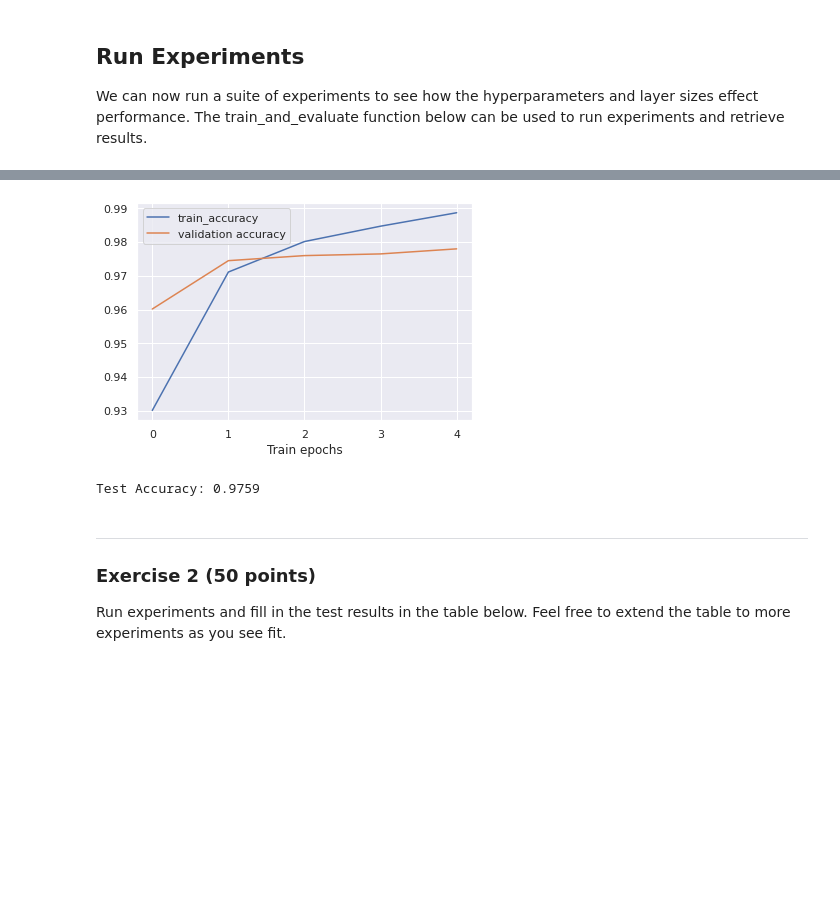
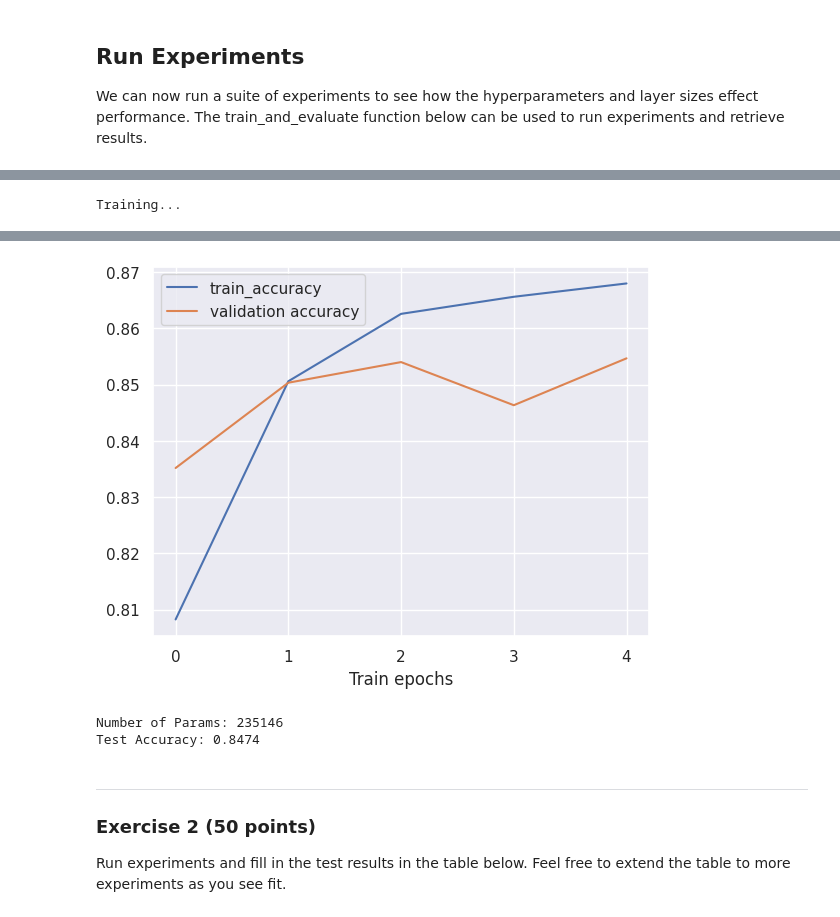
Before and after one commit to davidsolow/w207_applied_machine_learning, a Jupyter notebook: Homeworks/06 Neural Networks.ipynb, the cells around one changed output, grey strips where cells are left out. Saved outputs shown, nothing was run; the diff lists cells and outputs as text; code cells hidden in the pictures; blank space fills up the shorter version.

```diff
--- a/Homeworks/06 Neural Networks.ipynb
+++ b/Homeworks/06 Neural Networks.ipynb
@@ -137,7 +137,26 @@ def build_model(n_classes,
   tf.random.set_seed(0)
 
   # YOUR CODE HERE
-  model = NotImplemented
+
+  optimizers = {
+        'SGD': tf.keras.optimizers.SGD,
+        'Adam': tf.keras.optimizers.Adam,
+    }
+
+  model = keras.Sequential()
+  model.add(keras.layers.Flatten())
+  for hidden_layer_size in hidden_layer_sizes:
+    model.add(keras.layers.Dense(
+      units=hidden_layer_size,
+      activation=activation
+    ))
+
+  model.add(tf.keras.layers.Dense(units=n_classes, activation='softmax', name='Output'))
+  optimizer = optimizers[optimizer](learning_rate=learning_rate)
+
+  model.compile(loss='sparse_categorical_crossentropy',
+                optimizer=optimizer,
+                metrics=['accuracy'])
 
   return model
 # %% [markdown]
@@ -147,9 +166,9 @@ def build_model(n_classes,
 
 We can now run a suite of experiments to see how the hyperparameters and layer sizes effect performance. The train_and_evaluate function below can be used to run experiments and retrieve results.
 # %%
-def train_and_evaluate(data='digits',
-                       hidden_layer_sizes=[],
-                       activation='tanh',
+def train_and_evaluate(data='fashion',
+                       hidden_layer_sizes=[256,128],
+                       activation='relu',
                        optimizer='Adam',
                        learning_rate=0.01,
                        num_epochs=5):
@@ -198,7 +217,12 @@ def train_and_evaluate(data='digits',
 
   test_accuracy = model.evaluate(x=X_test, y=Y_test, verbose=0,
                                  return_dict=True)['accuracy']
-  return test_accuracy
 
-print('Test Accuracy: %1.4f' %train_and_evaluate())
+  params = model.count_params()
+
+  return params, test_accuracy
+
+result = train_and_evaluate()
+print('Number of Params: %d' %result[0])
+print('Test Accuracy: %1.4f' %result[1])
 # %% [output]
@@ -205,0 +239 @@ Training...
+Training...
@@ -206,5 +247,6 @@ Training...
-[figure, old version]
+[figure, new version]
-Test Accuracy: 0.9759
+Number of Params: 235146
+Test Accuracy: 0.8474
 # %% [markdown]
 ---
 ### Exercise 2 (50 points)
```
Also changed, not shown: parts of 5 cells of this notebook.
